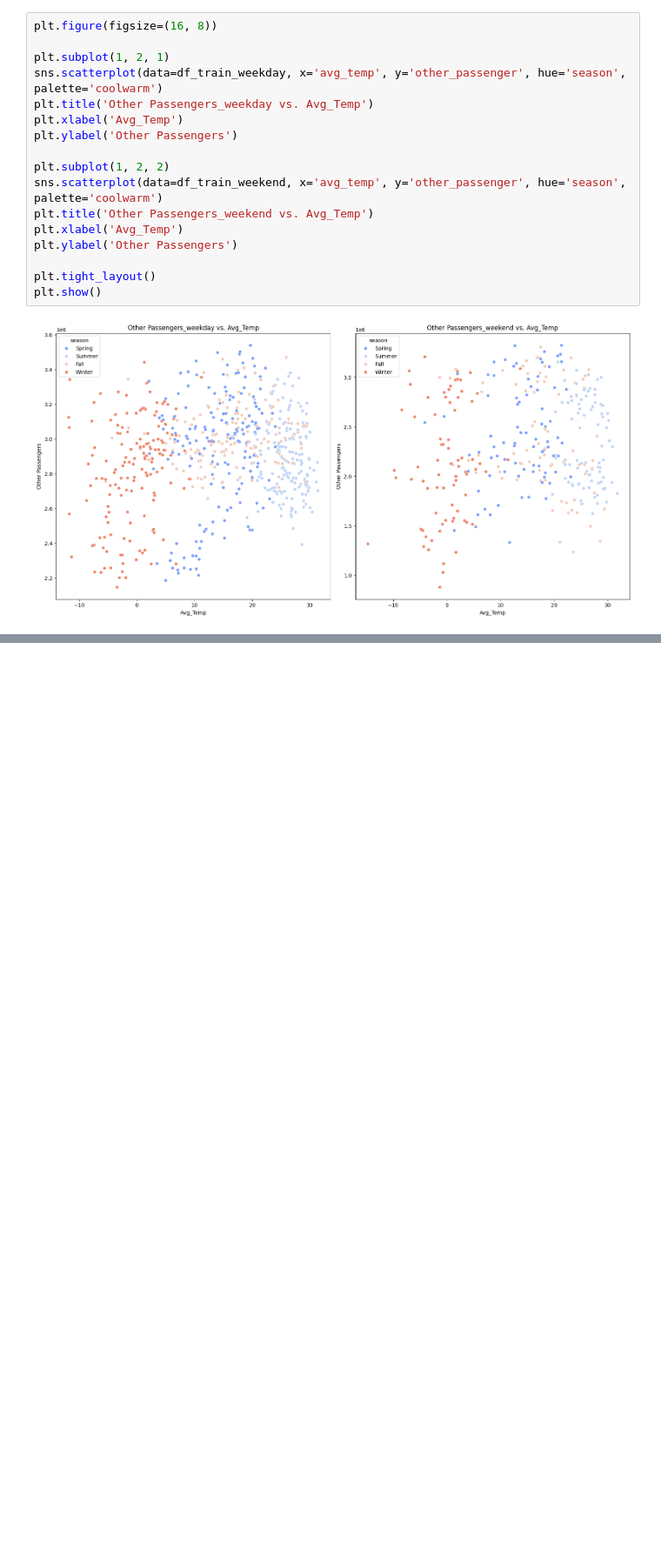
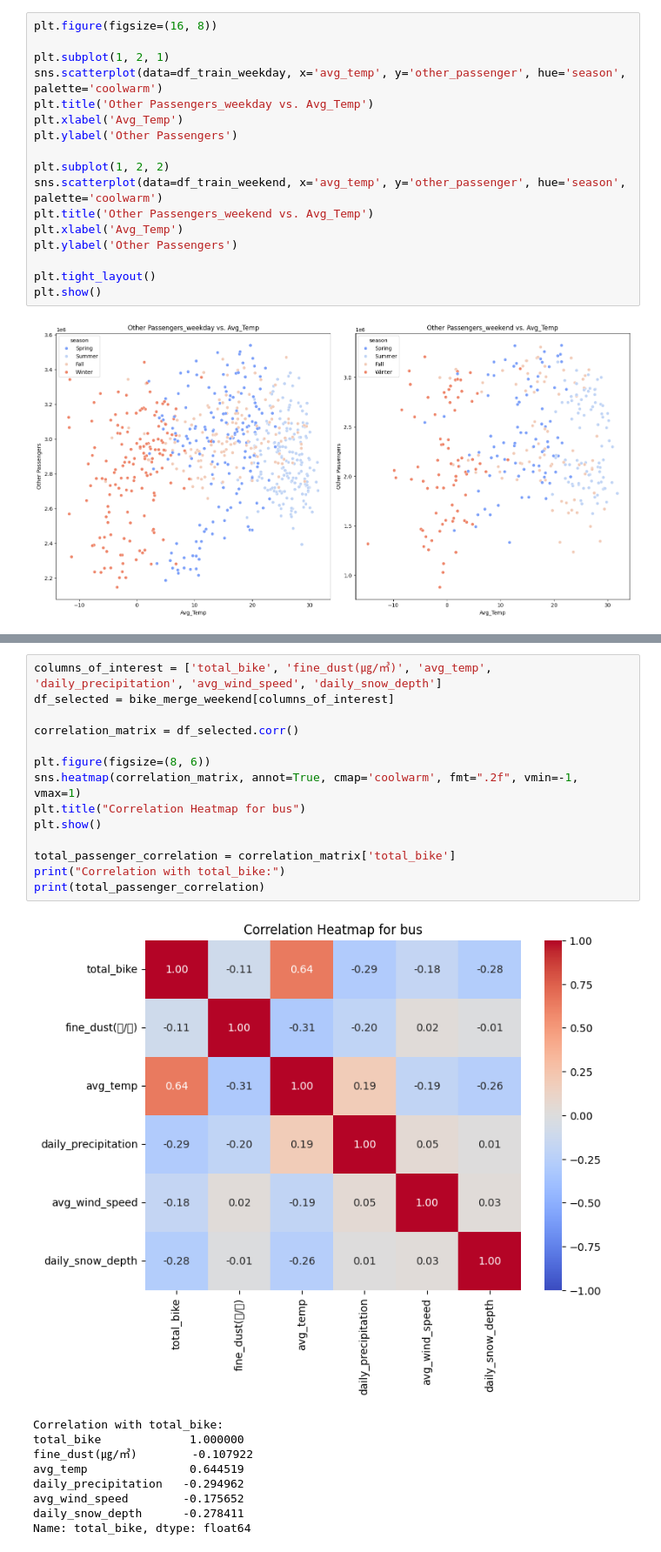
Before and after one commit to mini-project-y/1st_mini_project, a Jupyter notebook: Mook/pjt_corr.ipynb, the cells around one changed output, grey strips where cells are left out. Shown at 87% size. Saved outputs shown, nothing was run; the diff lists cells and outputs as text; blank space fills up the shorter version.

```diff
--- a/Mook/pjt_corr.ipynb
+++ b/Mook/pjt_corr.ipynb
@@ -610,0 +698,24 @@ plt.show()
+# %%
+columns_of_interest = ['total_bike', 'fine_dust(㎍/㎥)', 'avg_temp', 'daily_precipitation', 'avg_wind_speed', 'daily_snow_depth']
+df_selected = bike_merge_weekend[columns_of_interest]
+
+correlation_matrix = df_selected.corr()
+
+plt.figure(figsize=(8, 6))
+sns.heatmap(correlation_matrix, annot=True, cmap='coolwarm', fmt=".2f", vmin=-1, vmax=1)
+plt.title("Correlation Heatmap for bus")
+plt.show()
+
+total_passenger_correlation = correlation_matrix['total_bike']
+print("Correlation with total_bike:")
+print(total_passenger_correlation)
+# %% [output]
+[figure, added]
+Correlation with total_bike:
+total_bike             1.000000
+fine_dust(㎍/㎥)        -0.107922
+avg_temp               0.644519
+daily_precipitation   -0.294962
+avg_wind_speed        -0.175652
+daily_snow_depth      -0.278411
+Name: total_bike, dtype: float64
```
Also changed, not shown: parts of 21 cells of this notebook, 1 other file.
